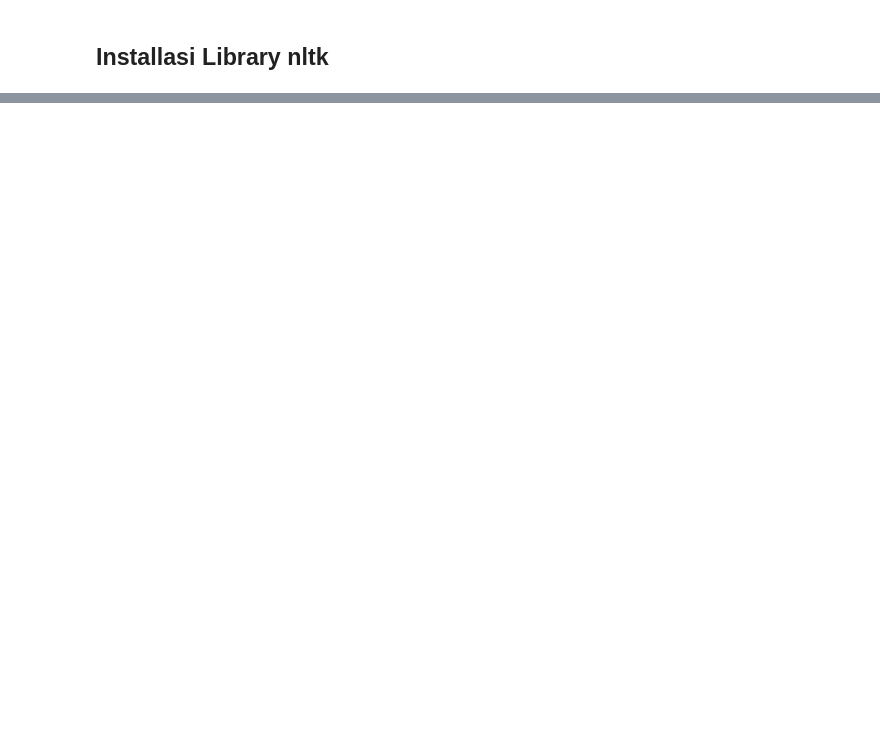
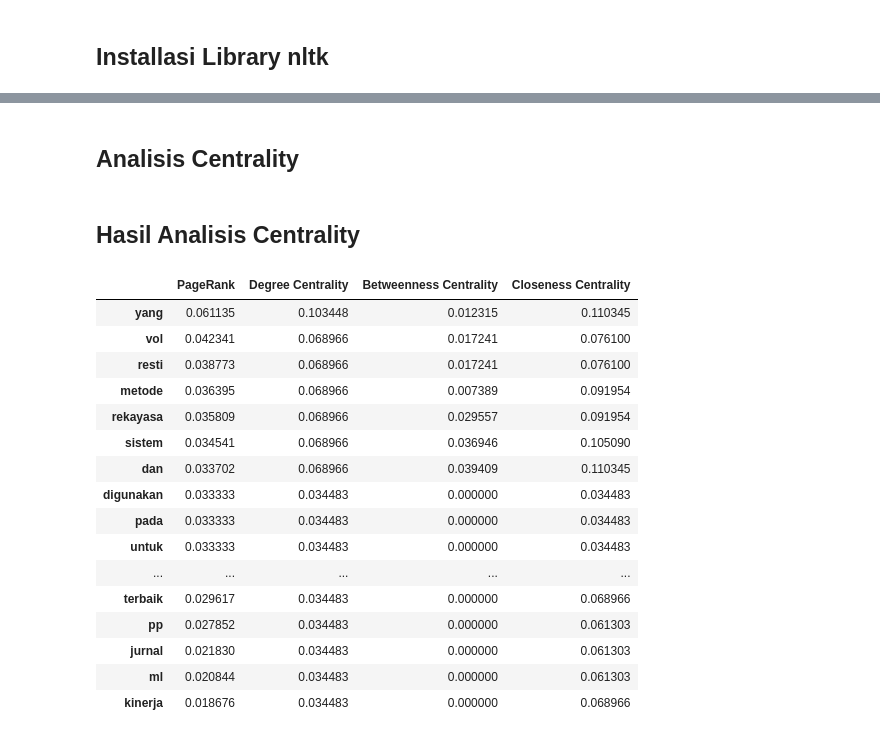
Before and after one commit to vaniaput/ppw, a Jupyter notebook: _sources/Tugas10_PPW_1.ipynb, the cells around one changed output, grey strips where cells are left out. Cells and saved outputs as stored; diff of their text form; code cells hidden in the pictures; blank space fills up the shorter version.

```diff
--- a/_sources/Tugas10_PPW_1.ipynb
+++ b/_sources/Tugas10_PPW_1.ipynb
@@ -274,0 +172,39 @@ plt.show()
+# %% [markdown]
+## Analisis Centrality
+# %%
+pagerank = nx.pagerank(G)
+
+degree = nx.degree_centrality(G)
+
+betweenness = nx.betweenness_centrality(G)
+
+closeness = nx.closeness_centrality(G)
+# %% [markdown]
+## Hasil Analisis Centrality
+# %%
+centrality_df = pd.DataFrame({
+    'PageRank': pagerank,
+    'Degree Centrality': degree,
+    'Betweenness Centrality': betweenness,
+    'Closeness Centrality': closeness
+    }).sort_values(by='PageRank', ascending=False)
+
+centrality_df
+# %% [output]
+|  | PageRank | Degree Centrality | Betweenness Centrality | Closeness Centrality |
+| yang | 0.061135 | 0.103448 | 0.012315 | 0.110345 |
+| vol | 0.042341 | 0.068966 | 0.017241 | 0.076100 |
+| resti | 0.038773 | 0.068966 | 0.017241 | 0.076100 |
+| metode | 0.036395 | 0.068966 | 0.007389 | 0.091954 |
+| rekayasa | 0.035809 | 0.068966 | 0.029557 | 0.091954 |
+| sistem | 0.034541 | 0.068966 | 0.036946 | 0.105090 |
+| dan | 0.033702 | 0.068966 | 0.039409 | 0.110345 |
+| digunakan | 0.033333 | 0.034483 | 0.000000 | 0.034483 |
+| pada | 0.033333 | 0.034483 | 0.000000 | 0.034483 |
+| untuk | 0.033333 | 0.034483 | 0.000000 | 0.034483 |
+| ... | ... | ... | ... | ... |
+| terbaik | 0.029617 | 0.034483 | 0.000000 | 0.068966 |
+| pp | 0.027852 | 0.034483 | 0.000000 | 0.061303 |
+| jurnal | 0.021830 | 0.034483 | 0.000000 | 0.061303 |
+| ml | 0.020844 | 0.034483 | 0.000000 | 0.061303 |
+| kinerja | 0.018676 | 0.034483 | 0.000000 | 0.068966 |
```
Also changed, not shown: parts of 40 cells of this notebook, 24 other files.
